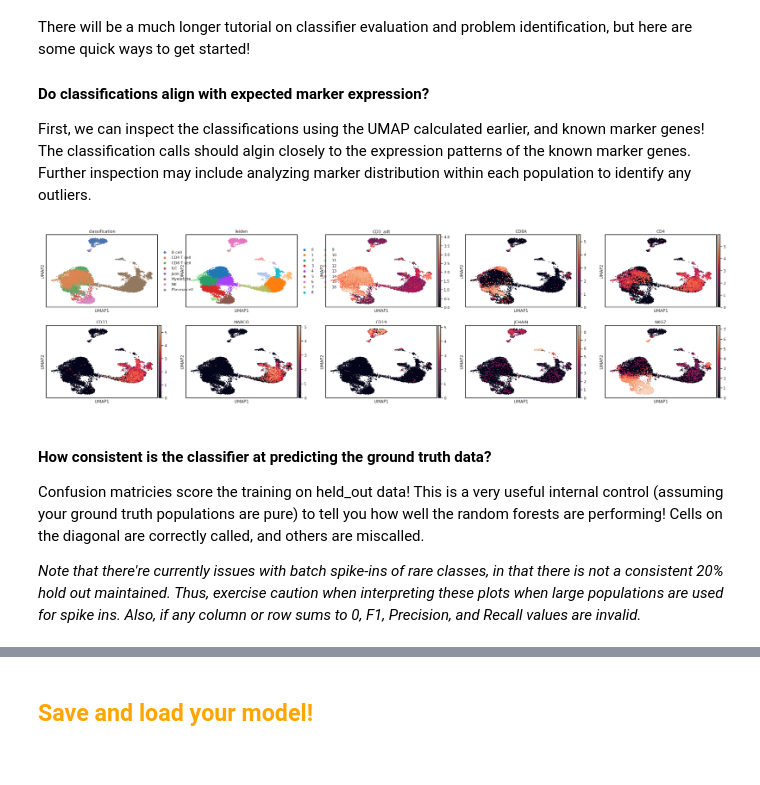
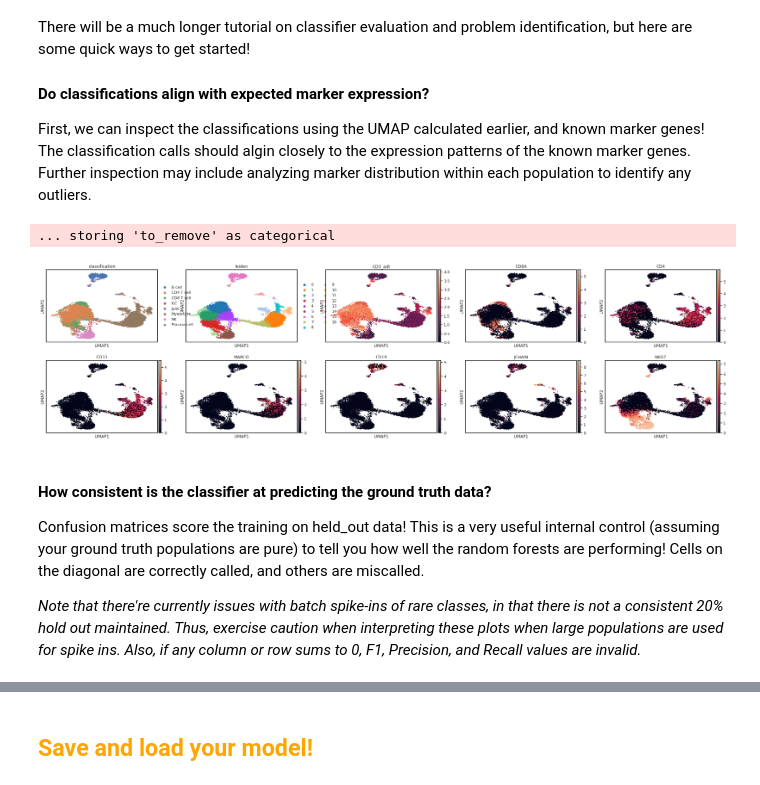
Before and after one commit to donnafarberlab/MMoCHi, a Jupyter notebook: docs/Classifier_Demo.ipynb, the cells around one changed output, grey strips where cells are left out. Drawn from its saved outputs; the diff is of its cells as text; code cells hidden in the pictures.

```diff
--- a/docs/Classifier_Demo.ipynb
+++ b/docs/Classifier_Demo.ipynb
@@ -236,12 +255,13 @@ Once you've trained your first classifier, you might be wondering how accurate t
 First, we can inspect the classifications using the UMAP calculated earlier, and known marker genes! The classification calls should algin closely to the expression patterns of the known marker genes. Further inspection may include analyzing marker distribution within each population to identify any outliers.
 # %%
 adata.obs[['CD3_adt','CD4_adt','CD8_adt','CD14_adt']] = adata.obsm['landmark_protein'][['CD3','CD4','CD8a','CD14']]
-sc.pl.umap(adata,color=['classification','leiden','CD3_adt','CD8A','CD4','CD33','MARCO','CD19','JCHAIN','NKG7'],ncols=5,s=25)
+sc.pl.umap(adata,color=['classification','leiden','CD3_adt','CD8A','CD4','CD33','MARCO','CD19','JCHAIN','NKG7'],ncols=5,s=25,sort_order=False)
 # %% [output]
+... storing 'to_remove' as categorical
-[figure, old version]
+[figure, new version]
 # %% [markdown]
 #### How consistent is the classifier at predicting the ground truth data?
-Confusion matricies score the training on held_out data! This is a very useful internal control (assuming your ground truth populations are pure) to tell you how well the random forests are performing! Cells on the diagonal are correctly called, and others are miscalled.
+Confusion matrices score the training on held_out data! This is a very useful internal control (assuming your ground truth populations are pure) to tell you how well the random forests are performing! Cells on the diagonal are correctly called, and others are miscalled.
 
 <i>Note that there're currently issues with batch spike-ins of rare classes, in that there is not a consistent 20% hold out maintained. Thus, exercise caution when interpreting these plots when large populations are used for spike ins. Also, if any column or row sums to 0, F1, Precision, and Recall values are invalid.</i>
 # %%
```
Also changed, not shown: parts of 17 cells of this notebook, 12 other files.
